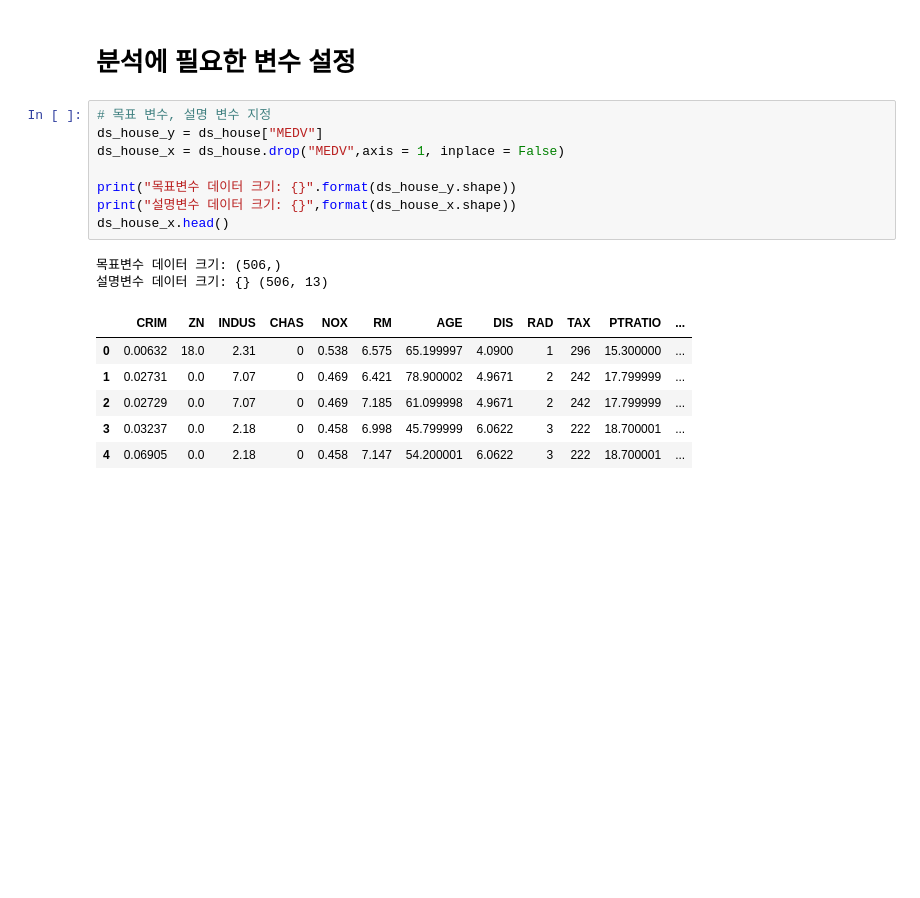
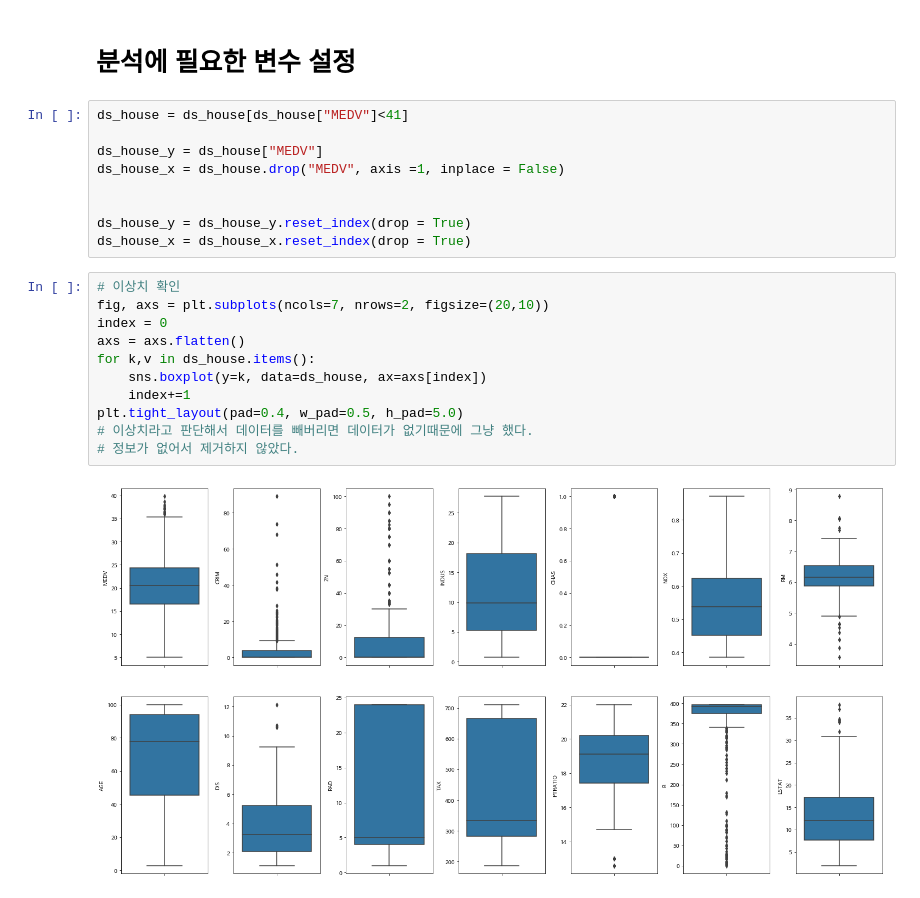
Before and after one commit to b8goal/PIRL-AI-Big-Data, a Jupyter notebook: 데이터분석/2019_01_31 보스턴_집값예측.ipynb, the cells around one changed output. Cells and saved outputs as stored; diff of their text form; blank space fills up the shorter version.

```diff
--- a/데이터분석/2019_01_31 보스턴_집값예측.ipynb
+++ b/데이터분석/2019_01_31 보스턴_집값예측.ipynb
@@ -57,19 +45,24 @@ dtype: int64
 # %% [markdown]
 # 분석에 필요한 변수 설정
 # %%
-# 목표 변수, 설명 변수 지정
+ds_house = ds_house[ds_house["MEDV"]<41]
+
 ds_house_y = ds_house["MEDV"]
-ds_house_x = ds_house.drop("MEDV",axis = 1, inplace = False)
+ds_house_x = ds_house.drop("MEDV", axis =1, inplace = False)
 
-print("목표변수 데이터 크기: {}".format(ds_house_y.shape))
-print("설명변수 데이터 크기: {}",format(ds_house_x.shape))
-ds_house_x.head()
+
+ds_house_y = ds_house_y.reset_index(drop = True)
+ds_house_x = ds_house_x.reset_index(drop = True)
-# %% [output]
-목표변수 데이터 크기: (506,)
-설명변수 데이터 크기: {} (506, 13)
-|  | CRIM | ZN | INDUS | CHAS | NOX | RM | AGE | DIS | RAD | TAX | PTRATIO | ... |
-| 0 | 0.00632 | 18.0 | 2.31 | 0 | 0.538 | 6.575 | 65.199997 | 4.0900 | 1 | 296 | 15.300000 | ... |
-| 1 | 0.02731 | 0.0 | 7.07 | 0 | 0.469 | 6.421 | 78.900002 | 4.9671 | 2 | 242 | 17.799999 | ... |
-| 2 | 0.02729 | 0.0 | 7.07 | 0 | 0.469 | 7.185 | 61.099998 | 4.9671 | 2 | 242 | 17.799999 | ... |
-| 3 | 0.03237 | 0.0 | 2.18 | 0 | 0.458 | 6.998 | 45.799999 | 6.0622 | 3 | 222 | 18.700001 | ... |
-| 4 | 0.06905 | 0.0 | 2.18 | 0 | 0.458 | 7.147 | 54.200001 | 6.0622 | 3 | 222 | 18.700001 | ... |
+# %%
+# 이상치 확인
+fig, axs = plt.subplots(ncols=7, nrows=2, figsize=(20,10))
+index = 0
+axs = axs.flatten()
+for k,v in ds_house.items():
+    sns.boxplot(y=k, data=ds_house, ax=axs[index])
+    index+=1
+plt.tight_layout(pad=0.4, w_pad=0.5, h_pad=5.0)
+# 이상치라고 판단해서 데이터를 빼버리면 데이터가 없기때문에 그냥 했다.
+# 정보가 없어서 제거하지 않았다.
+# %% [output]
+[figure, added]
```
Also changed, not shown: parts of 34 cells of this notebook.
